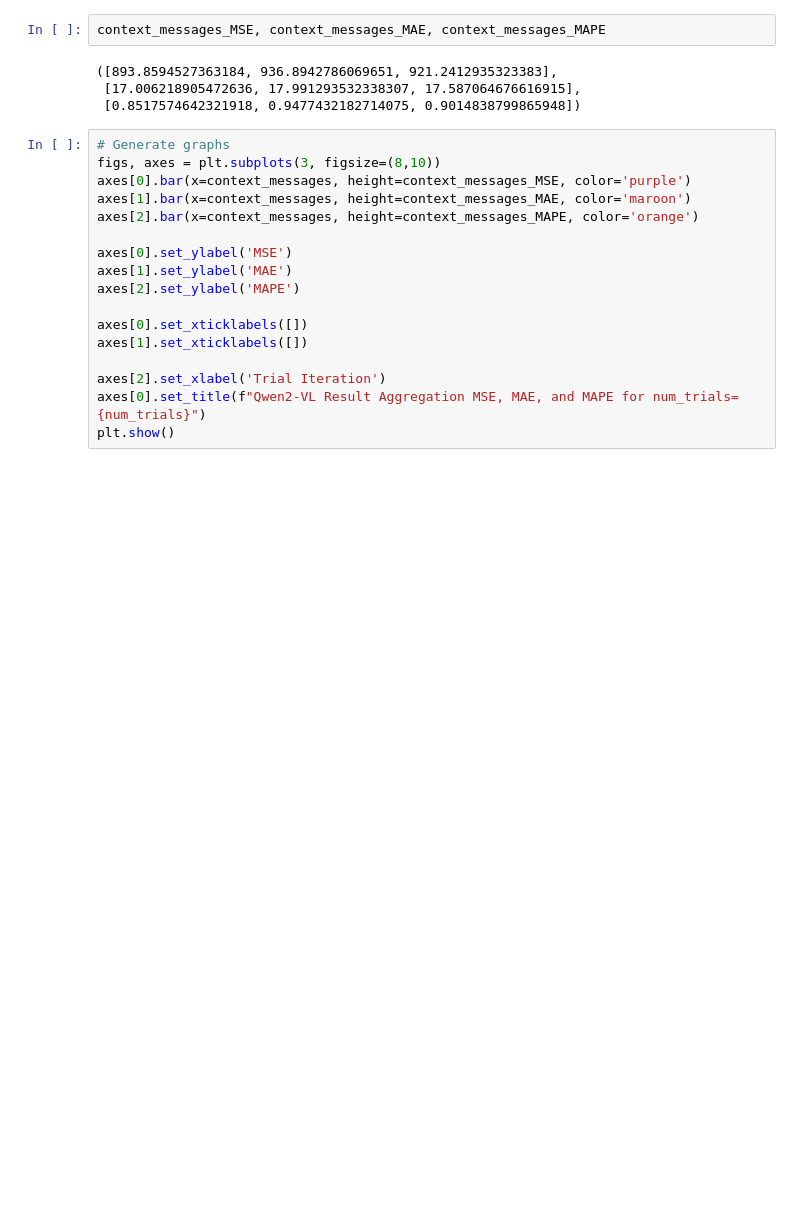
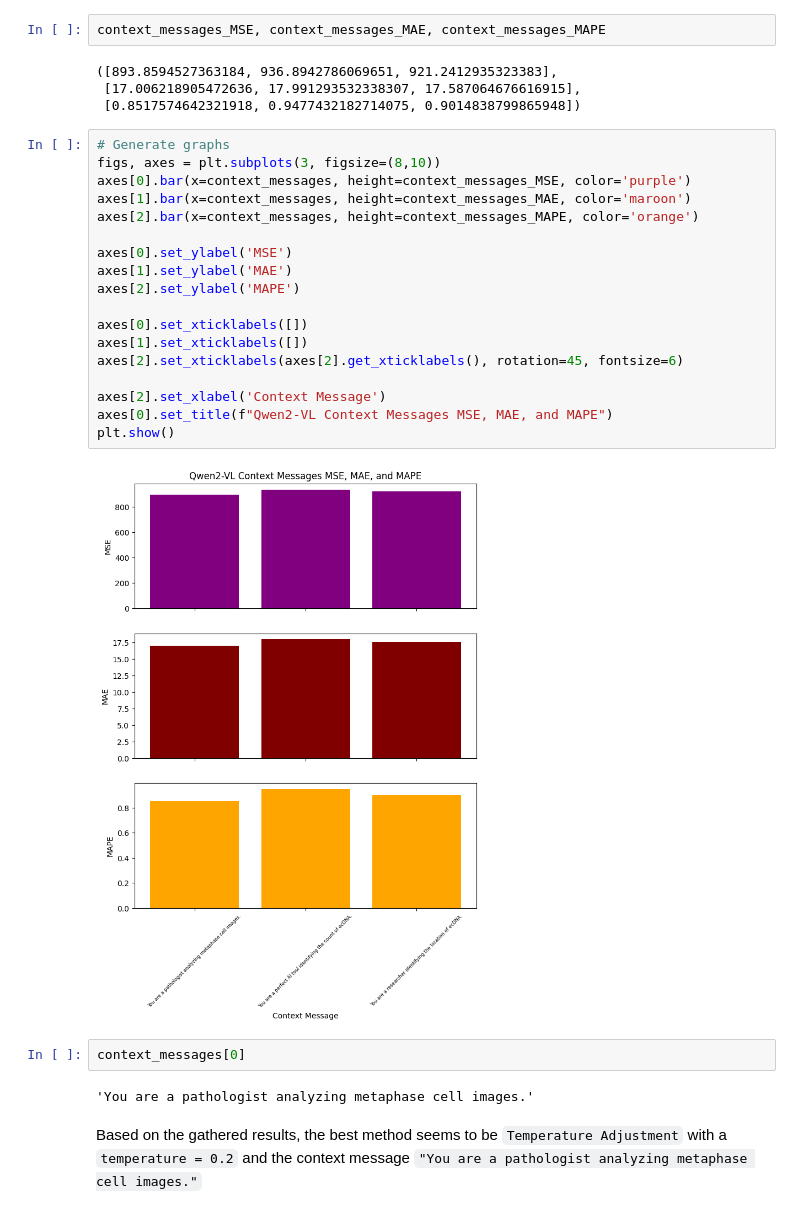
Before and after one commit to architp3/ecdna-analysis, a Jupyter notebook: qwen/metrics.ipynb, the cells around one changed output. Drawn from its saved outputs; the diff is of its cells as text; blank space fills up the shorter version.

```diff
--- a/qwen/metrics.ipynb
+++ b/qwen/metrics.ipynb
@@ -387,17 +387,26 @@ context_messages_MSE, context_messages_MAE, context_messages_MAPE
 # %%
 # Generate graphs
 figs, axes = plt.subplots(3, figsize=(8,10))
 axes[0].bar(x=context_messages, height=context_messages_MSE, color='purple')
 axes[1].bar(x=context_messages, height=context_messages_MAE, color='maroon')
 axes[2].bar(x=context_messages, height=context_messages_MAPE, color='orange')
 
 axes[0].set_ylabel('MSE')
 axes[1].set_ylabel('MAE')
 axes[2].set_ylabel('MAPE')
 
 axes[0].set_xticklabels([])
 axes[1].set_xticklabels([])
+axes[2].set_xticklabels(axes[2].get_xticklabels(), rotation=45, fontsize=6)
 
-axes[2].set_xlabel('Trial Iteration')
-axes[0].set_title(f"Qwen2-VL Result Aggregation MSE, MAE, and MAPE for num_trials={num_trials}")
+axes[2].set_xlabel('Context Message')
+axes[0].set_title(f"Qwen2-VL Context Messages MSE, MAE, and MAPE")
 plt.show()
+# %% [output]
+[figure, added]
+# %%
+context_messages[0]
+# %% [output]
+'You are a pathologist analyzing metaphase cell images.'
+# %% [markdown]
+Based on the gathered results, the best method seems to be `Temperature Adjustment` with a `temperature = 0.2` and the context message `"You are a pathologist analyzing metaphase cell images."`
```
